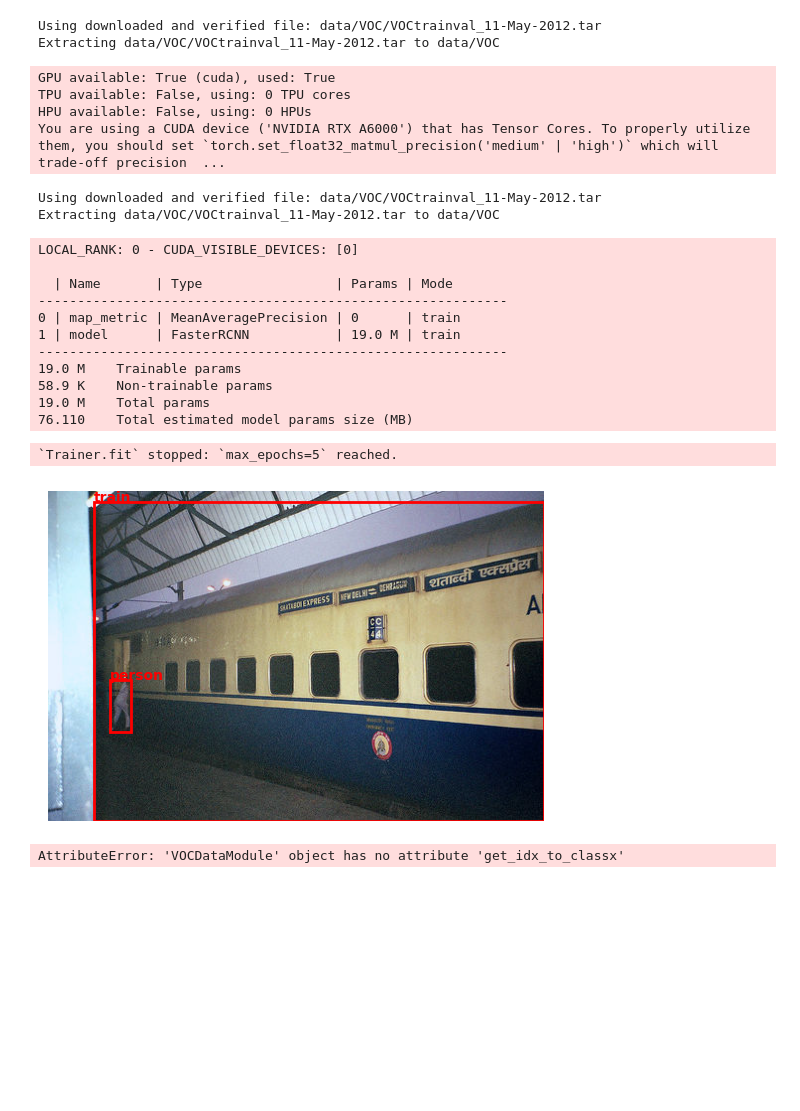
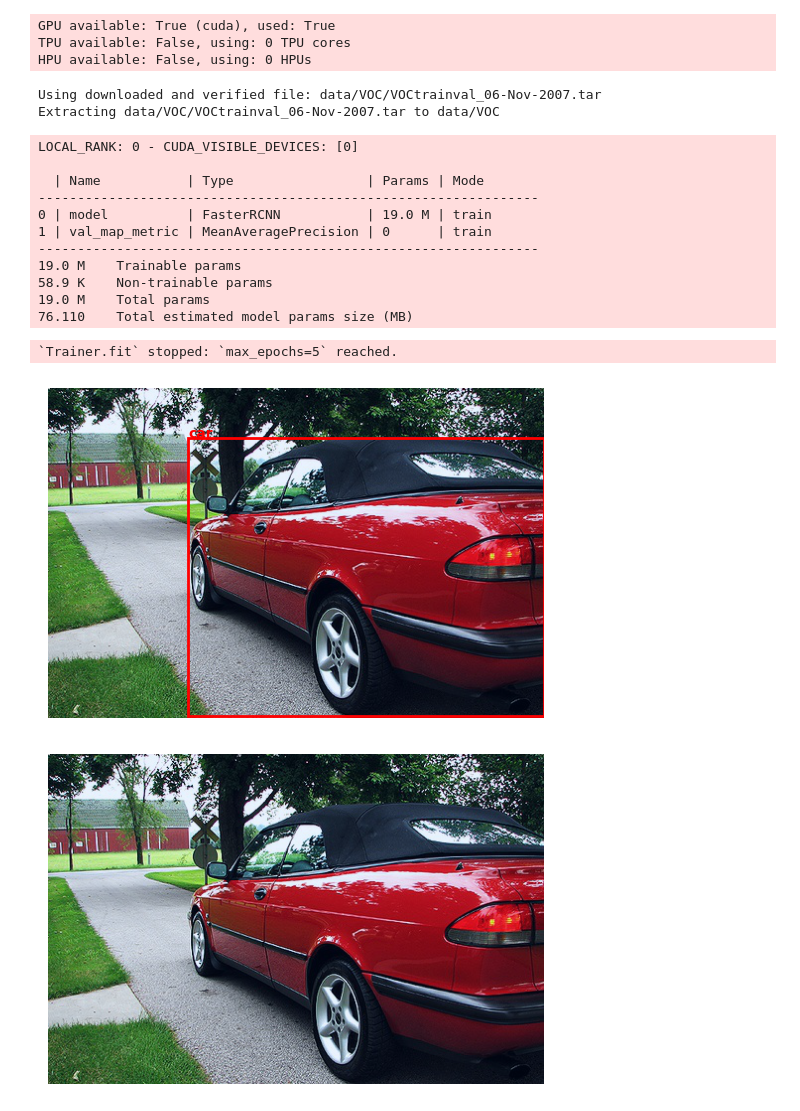
Before and after one commit to MathiasKraus/neural_network_course_WS2425, a Jupyter notebook: bounding_box_detection.ipynb, the cells around one changed output. Saved outputs shown, nothing was run; the diff lists cells and outputs as text; code cells hidden in the pictures; blank space fills up the shorter version.

```diff
--- a/bounding_box_detection.ipynb
+++ b/bounding_box_detection.ipynb
@@ -16,48 +11,45 @@ log = logging.getLogger(__name__)
 # %%
 # Step 1: We need to download an annotated dataset including images and classes and build a data module
-data_module = VOCDataModule(data_dir='data/VOC', batch_size=16)
+data_module = VOCDataModule(data_dir='data/VOC', batch_size=16, image_size=(64, 64))
 
 # Step 2: We use a pretrained vision model from torchvision
-model = FasterRCNN(num_classes=21)
+model = ObjectDetector(num_classes=21)
 
 # Step 3: Train Model
 trainer = Trainer(max_epochs=5, callbacks=[MyProgressBar()])
 trainer.fit(model, data_module)
 # %% [output]
-Using downloaded and verified file: data/VOC/VOCtrainval_11-May-2012.tar
-Extracting data/VOC/VOCtrainval_11-May-2012.tar to data/VOC
+GPU available: True (cuda), used: True
+TPU available: False, using: 0 TPU cores
+HPU available: False, using: 0 HPUs
-GPU available: True (cuda), used: True
-TPU available: False, using: 0 TPU cores
-HPU available: False, using: 0 HPUs
-You are using a CUDA device ('NVIDIA RTX A6000') that has Tensor Cores. To properly utilize them, you should set `torch.set_float32_matmul_precision('medium' | 'high')` which will trade-off precision  ...
+Using downloaded and verified file: data/VOC/VOCtrainval_06-Nov-2007.tar
+Extracting data/VOC/VOCtrainval_06-Nov-2007.tar to data/VOC
-Using downloaded and verified file: data/VOC/VOCtrainval_11-May-2012.tar
-Extracting data/VOC/VOCtrainval_11-May-2012.tar to data/VOC
+LOCAL_RANK: 0 - CUDA_VISIBLE_DEVICES: [0]
+
+  | Name           | Type                 | Params | Mode
+----------------------------------------------------------------
+0 | model          | FasterRCNN           | 19.0 M | train
+1 | val_map_metric | MeanAveragePrecision | 0      | train
+----------------------------------------------------------------
+19.0 M    Trainable params
+58.9 K    Non-trainable params
+19.0 M    Total params
+76.110    Total estimated model params size (MB)
-LOCAL_RANK: 0 - CUDA_VISIBLE_DEVICES: [0]
-
-  | Name       | Type                 | Params | Mode
-------------------------------------------------------------
-0 | map_metric | MeanAveragePrecision | 0      | train
-1 | model      | FasterRCNN           | 19.0 M | train
-------------------------------------------------------------
-19.0 M    Trainable params
-58.9 K    Non-trainable params
-19.0 M    Total params
-76.110    Total estimated model params size (MB)
+`Trainer.fit` stopped: `max_epochs=5` reached.
-`Trainer.fit` stopped: `max_epochs=5` reached.
 # %%
 # Step 1: Get samples
 image, bbox = get_sample(data_module, val=True, idx=1)
 
 # Step 2: Show labels (true bboxes)
 show_image_and_bounding_box(image, bbox['annotation']['object'])
 
 # Step 3: Make predictions with our neural network
 pred = trainer.model([image])
 
 # Step 4: Show predicted bboxes on image
 idx_to_class = data_module.get_idx_to_class()
-converted_predictions = convert_predictions(pred, idx_to_class, threshold=0.3)
+converted_predictions = convert_predictions_bboxes(pred, idx_to_class, threshold=0.3)
 show_image_and_bounding_box(image, converted_predictions)
 # %% [output]
-[figure, old version]
+[figure, new version]
-AttributeError: 'VOCDataModule' object has no attribute 'get_idx_to_classx'
+[figure, added]
```
Also changed, not shown: parts of 1 cell of this notebook, 5 other files.
